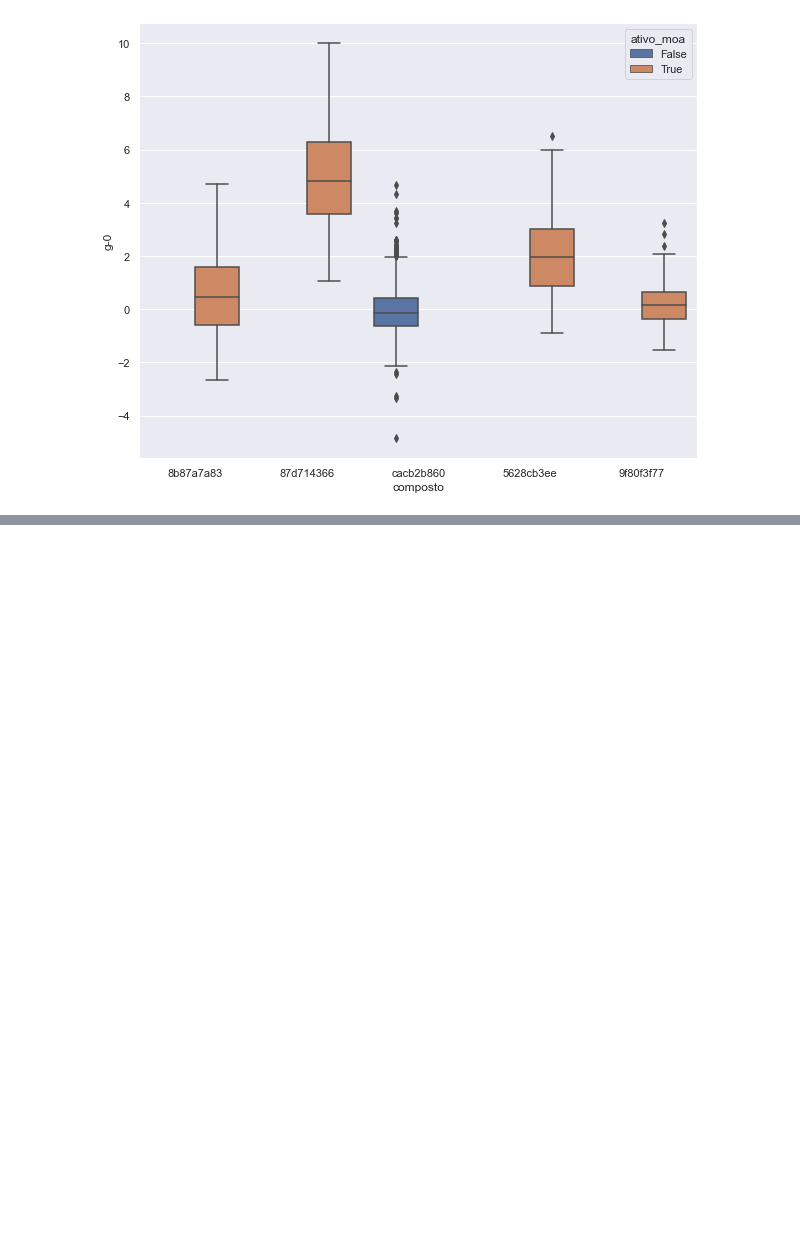
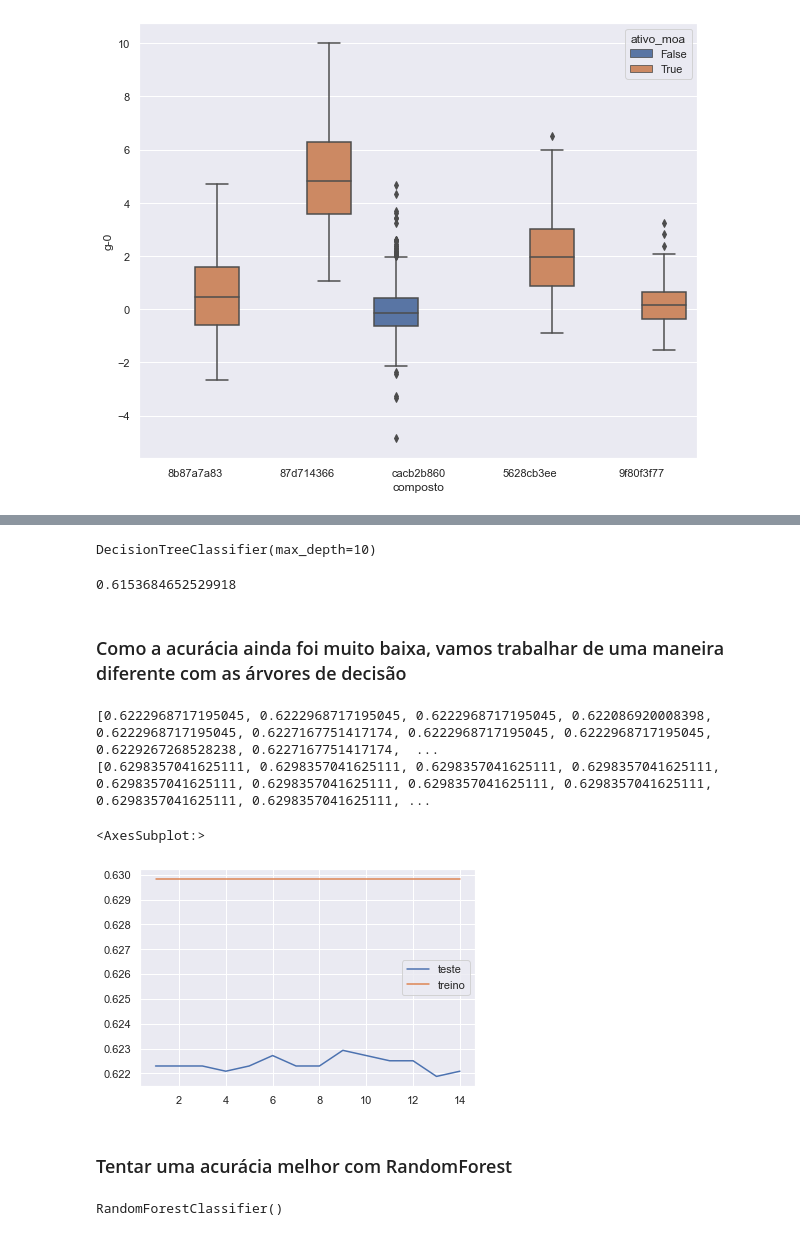
Before and after one commit to RicardoPreto/DataScience_Farmacia, a Jupyter notebook: Project.ipynb, the cells around one changed output, grey strips where cells are left out. Cells and saved outputs as stored; diff of their text form; code cells hidden in the pictures; blank space fills up the shorter version.

```diff
--- a/Project.ipynb
+++ b/Project.ipynb
@@ -559,0 +599,3 @@ plt.show(ax)
+# %%
+# Treinar o modelo
+modelo_dummy.fit(x_treino, y_treino)
@@ -559,0 +614,40 @@ plt.show(ax)
+# %%
+# Criar modelo
+modelo_tree = DecisionTreeClassifier(max_depth=10)
+# %%
+# Treinar o modelo
+modelo_tree.fit(x_treino, y_treino)
+# %% [output]
+DecisionTreeClassifier(max_depth=10)
+# %%
+# Visualizar o resultado
+modelo_tree.score(x_teste, y_teste)
+# %% [output]
+0.6153684652529918
+# %% [markdown]
+### Como a acurácia ainda foi muito baixa, vamos trabalhar de uma maneira diferente com as árvores de decisão
+# %%
+# Criar o modelo
+treino = []
+teste = []
+for i in range(1, 15):
+    modelo_tree = DecisionTreeClassifier(max_depth=5)
+    modelo_tree.fit(x_treino, y_treino)
+    treino.append(modelo_tree.score(x_treino, y_treino))
+    teste.append(modelo_tree.score(x_teste, y_teste))
+# %%
+# Visualizar a acurácia
+print(teste)
+print(treino)
+# %% [output]
+[0.6222968717195045, 0.6222968717195045, 0.6222968717195045, 0.622086920008398, 0.6222968717195045, 0.6227167751417174, 0.6222968717195045, 0.6222968717195045, 0.6229267268528238, 0.6227167751417174,  ...
+[0.6298357041625111, 0.6298357041625111, 0.6298357041625111, 0.6298357041625111, 0.6298357041625111, 0.6298357041625111, 0.6298357041625111, 0.6298357041625111, 0.6298357041625111, 0.6298357041625111, ...
+# %%
+# Plotar um gráfico com as informações
+sns.lineplot(x=range(1,15), y=teste, label='teste')
+sns.lineplot(x=range(1,15), y=treino, label='treino')
+# %% [output]
+<AxesSubplot:>
+[figure, added]
+# %% [markdown]
+### Tentar uma acurácia melhor com RandomForest
@@ -559,0 +664,5 @@ plt.show(ax)
+# %%
+# Treinar o modelo
+modelo_random.fit(x_treino, y_treino)
+# %% [output]
+RandomForestClassifier()
```
Also changed, not shown: parts of 25 cells of this notebook.
